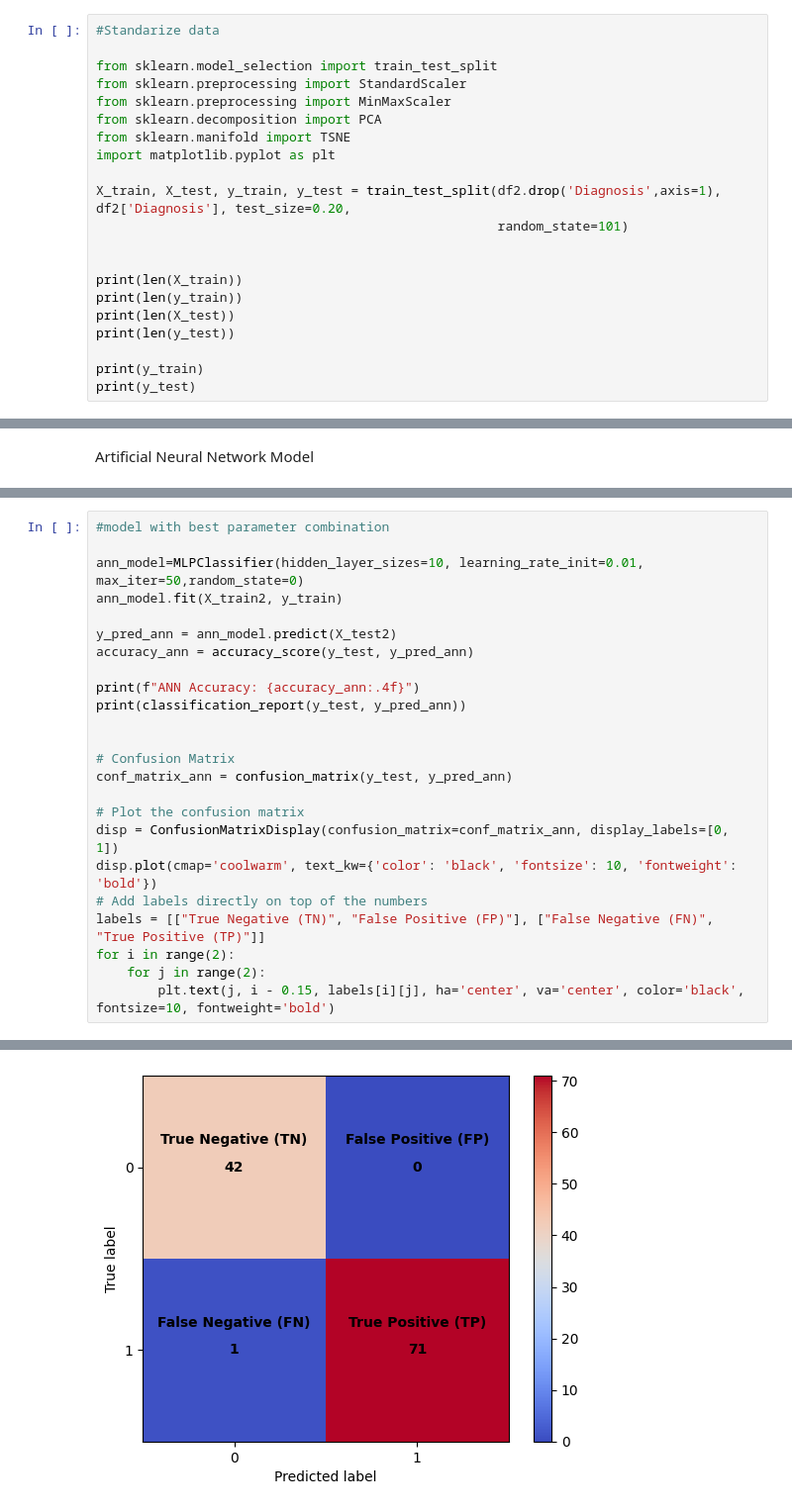
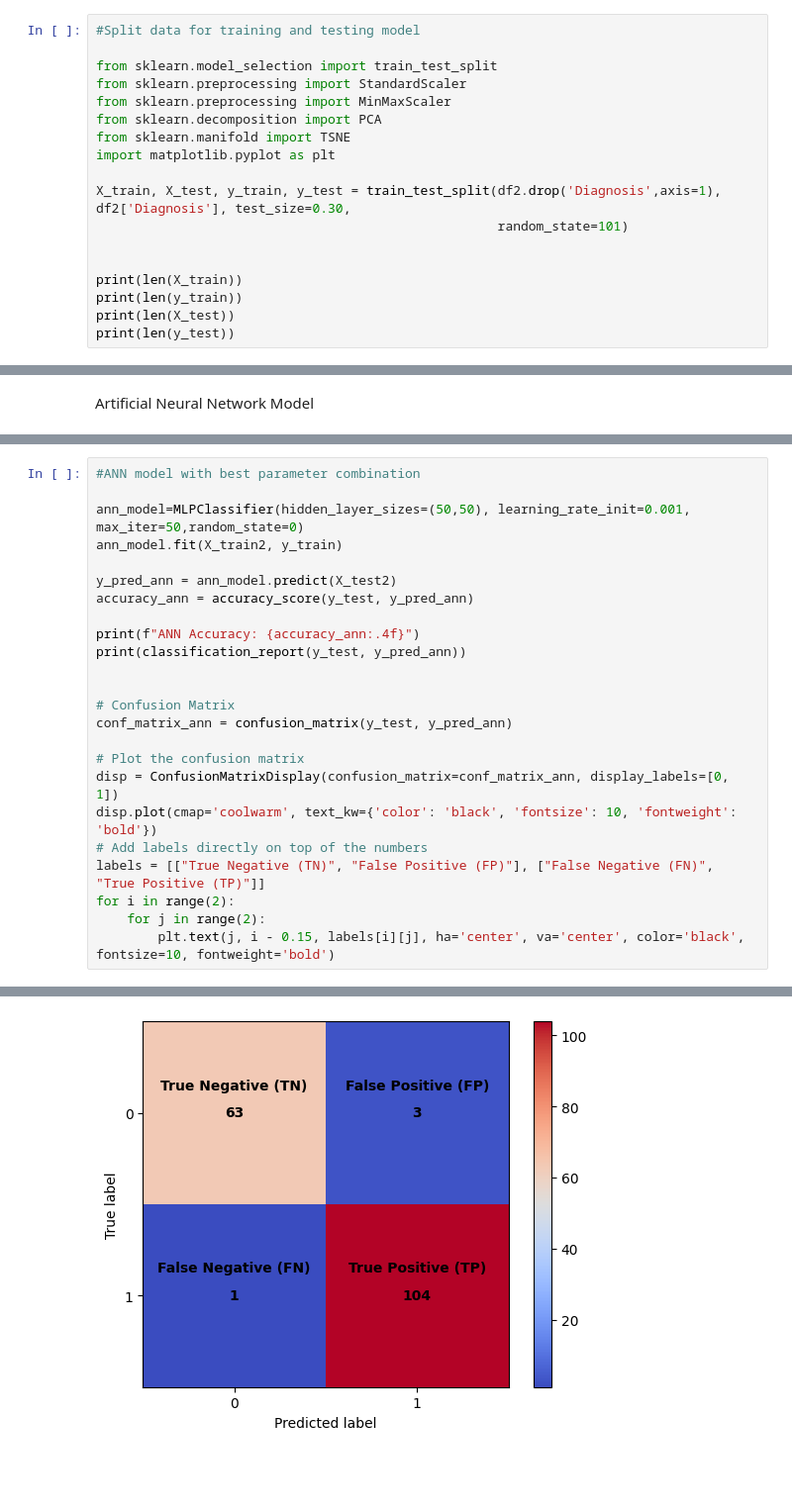
Before and after one commit to laurelfishburn/APCProject, a Jupyter notebook: models/Neural Network Model.ipynb, the cells around one changed output, grey strips where cells are left out. Shown at 99% size. Cells and saved outputs as stored; diff of their text form; blank space fills up the shorter version.

Commit message:
ANN model done

```diff
--- a/models/Neural Network Model.ipynb
+++ b/models/Neural Network Model.ipynb
@@ -47,7 +48,7 @@ df2
 | 568 | 92751 | 1 | 7.76 | 24.54 | 47.92 | 181.0 | 0.05263 | 0.04362 | ... |
 569 rows × 32 columns
 # %%
-#Standarize data
+#Split data for training and testing model
 
 from sklearn.model_selection import train_test_split
 from sklearn.preprocessing import StandardScaler
@@ -56,7 +57,7 @@ from sklearn.decomposition import PCA
 from sklearn.manifold import TSNE
 import matplotlib.pyplot as plt
 
-X_train, X_test, y_train, y_test = train_test_split(df2.drop('Diagnosis',axis=1), df2['Diagnosis'], test_size=0.20,
+X_train, X_test, y_train, y_test = train_test_split(df2.drop('Diagnosis',axis=1), df2['Diagnosis'], test_size=0.30,
                                                     random_state=101)
 
 
@@ -64,7 +65,4 @@ print(len(X_train))
 print(len(y_train))
 print(len(X_test))
 print(len(y_test))
-
-print(y_train)
-print(y_test)
 # %% [output]
@@ -148,7 +138,7 @@ Name: 3, dtype: object
 # %%
-#model with best parameter combination
+#ANN model with best parameter combination
 
-ann_model=MLPClassifier(hidden_layer_sizes=10, learning_rate_init=0.01, max_iter=50,random_state=0)
+ann_model=MLPClassifier(hidden_layer_sizes=(50,50), learning_rate_init=0.001, max_iter=50,random_state=0)
 ann_model.fit(X_train2, y_train)
 
 y_pred_ann = ann_model.predict(X_test2)
@@ -182 +172 @@ weighted avg       0.99      0.99      0.99       114
-[figure, old version]
+[figure, new version]
```
Also changed, not shown: parts of 7 cells of this notebook.
